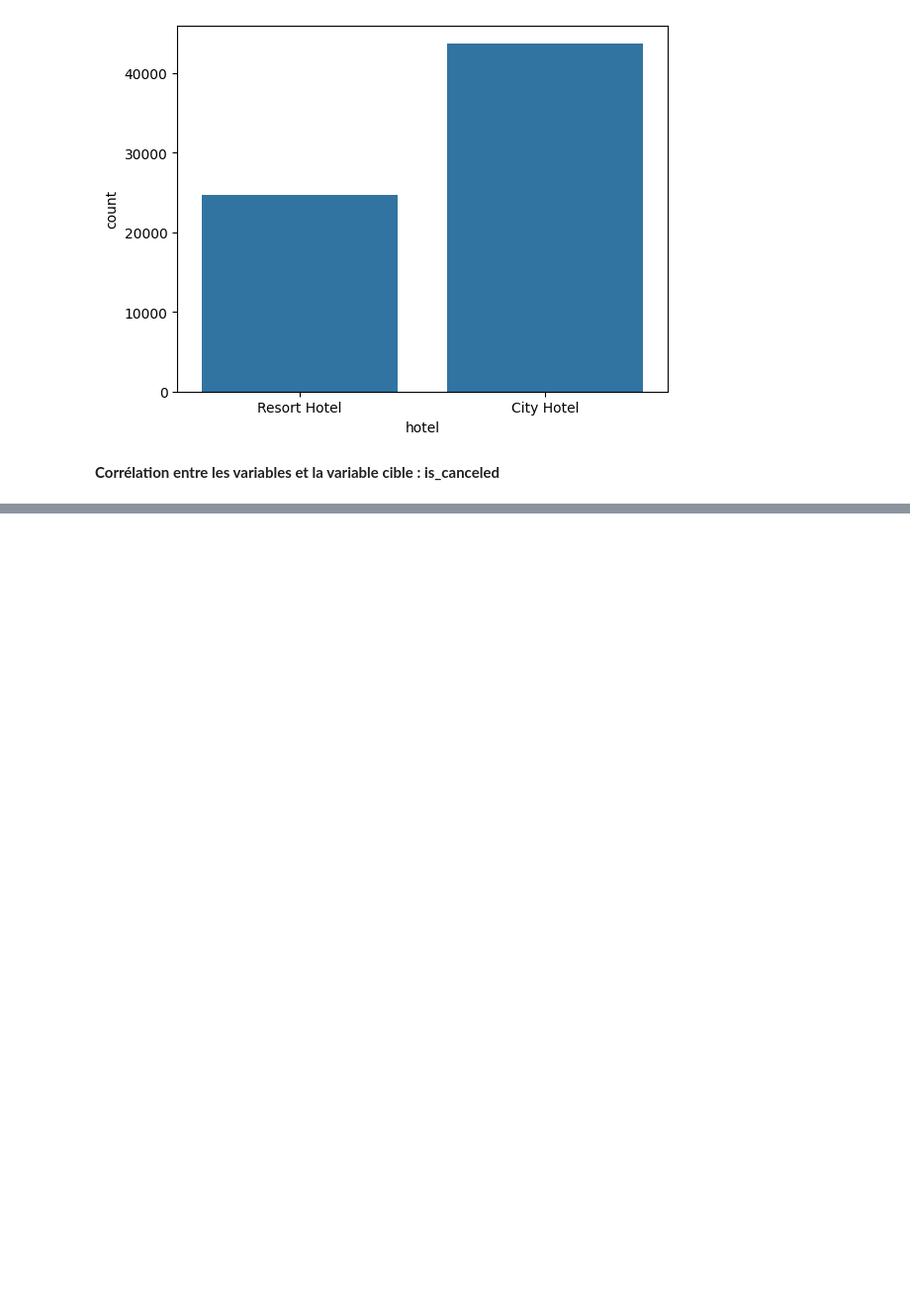
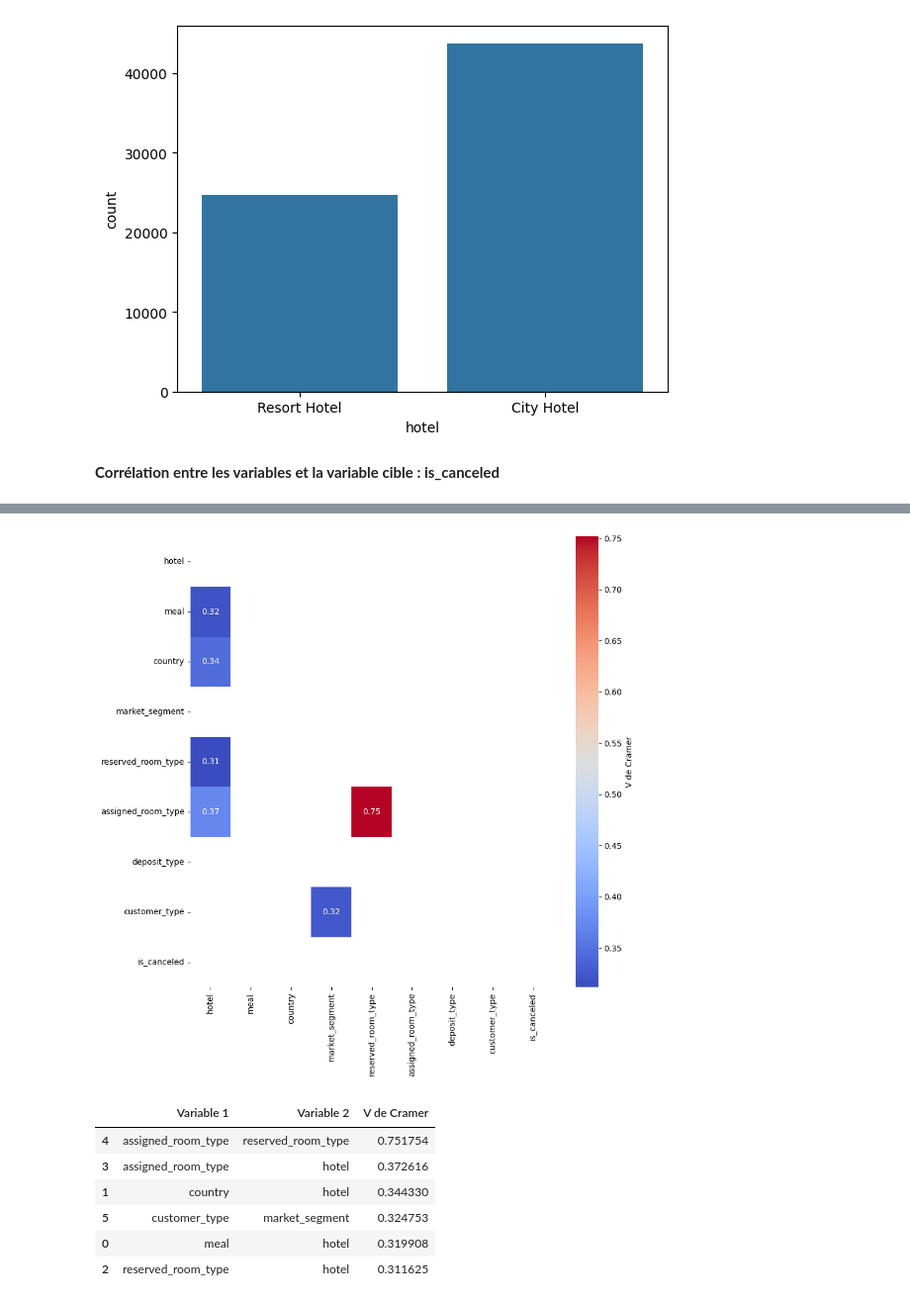
Before and after one commit to Augustin0412/projet_poster_M2, a Jupyter notebook: Python/Analyse2_AH.ipynb, the cells around one changed output, grey strips where cells are left out. Shown at 99% size. Drawn from its saved outputs; the diff is of its cells as text; code cells hidden in the pictures; blank space fills up the shorter version.

Commit message:
heatmap

```diff
--- a/Python/Analyse2_AH.ipynb
+++ b/Python/Analyse2_AH.ipynb
@@ -456,0 +393,60 @@ AttributeError: module 'matplotlib' has no attribute 'bar'
+# %%
+#v de cramer entre toutes les combinaisons de variables qualitatives
+
+from scipy.stats import chi2_contingency
+import numpy as np
+import pandas as pd
+def cramers_v(x, y):
+    confusion_matrix = pd.crosstab(x,y)
+    chi2 = chi2_contingency(confusion_matrix)[0]
+    n = confusion_matrix.sum().sum()
+    phi2 = chi2/n
+    r,k = confusion_matrix.shape
+    phi2corr = max(0, phi2-((k-1)*(r-1))/(n-1))
+    rcorr = r-((r-1)**2)/(n-1)
+    kcorr = k-((k-1)**2)/(n-1)
+    return np.sqrt(phi2corr/min((kcorr-1),(rcorr-1)))
+#calcule le v de cramer pour toutes les combinaisons de variables qualitatives et rajoute la variable is_cancelled
+
+df_cat = df.select_dtypes(include='object')
+df_cat['is_canceled'] = df['is_canceled']
+cramer_v = pd.DataFrame({col1: [cramers_v(df[col1], df[col2]) for col2 in df_cat.columns] for col1 in df_cat.columns}, index = df_cat.columns)
+
+#filtrer pour afficher seulement les valeurs >0.3 dans la heatmap
+cramer_v = cramer_v[(cramer_v > 0.25) & (cramer_v < 1)]
+# cramer_v
+
+#afficher suelement la moitié inférieure de la heatmap
+mask = np.triu(np.ones_like(cramer_v, dtype=bool))
+cramer_v = cramer_v.mask(mask)
+
+
+#fais une heatmap pour les résultats
+import seaborn as sns
+import matplotlib.pyplot as plt
+plt.figure(figsize=(10,10))
+sns.heatmap(cramer_v, annot=True, cmap="coolwarm", cbar_kws={'label': 'V de Cramer'})
+plt.show()
+
+
+#montre les résultats sous la forme de dataframe avec 3 colonnes : variable 1, variable 2, v de cramer
+
+cramer_v = cramer_v.stack().reset_index()
+cramer_v.columns = ['Variable 1', 'Variable 2', 'V de Cramer']
+#tri par ordre décroissant de V de cramer
+cramer_v.sort_values(by='V de Cramer', ascending=False, inplace=True)
+#supprime les lignes où la variable 1 est égale à la variable 2
+cramer_v = cramer_v[cramer_v['Variable 1'] != cramer_v['Variable 2']]
+#supprime les lignes en double
+cramer_v = cramer_v.drop_duplicates(subset='V de Cramer', keep='first')
+
+cramer_v
+# %% [output]
+[figure, added]
+|  | Variable 1 | Variable 2 | V de Cramer |
+| 4 | assigned_room_type | reserved_room_type | 0.751754 |
+| 3 | assigned_room_type | hotel | 0.372616 |
+| 1 | country | hotel | 0.344330 |
+| 5 | customer_type | market_segment | 0.324753 |
+| 0 | meal | hotel | 0.319908 |
+| 2 | reserved_room_type | hotel | 0.311625 |
```
Also changed, not shown: parts of 15 cells of this notebook, 3 other files.
